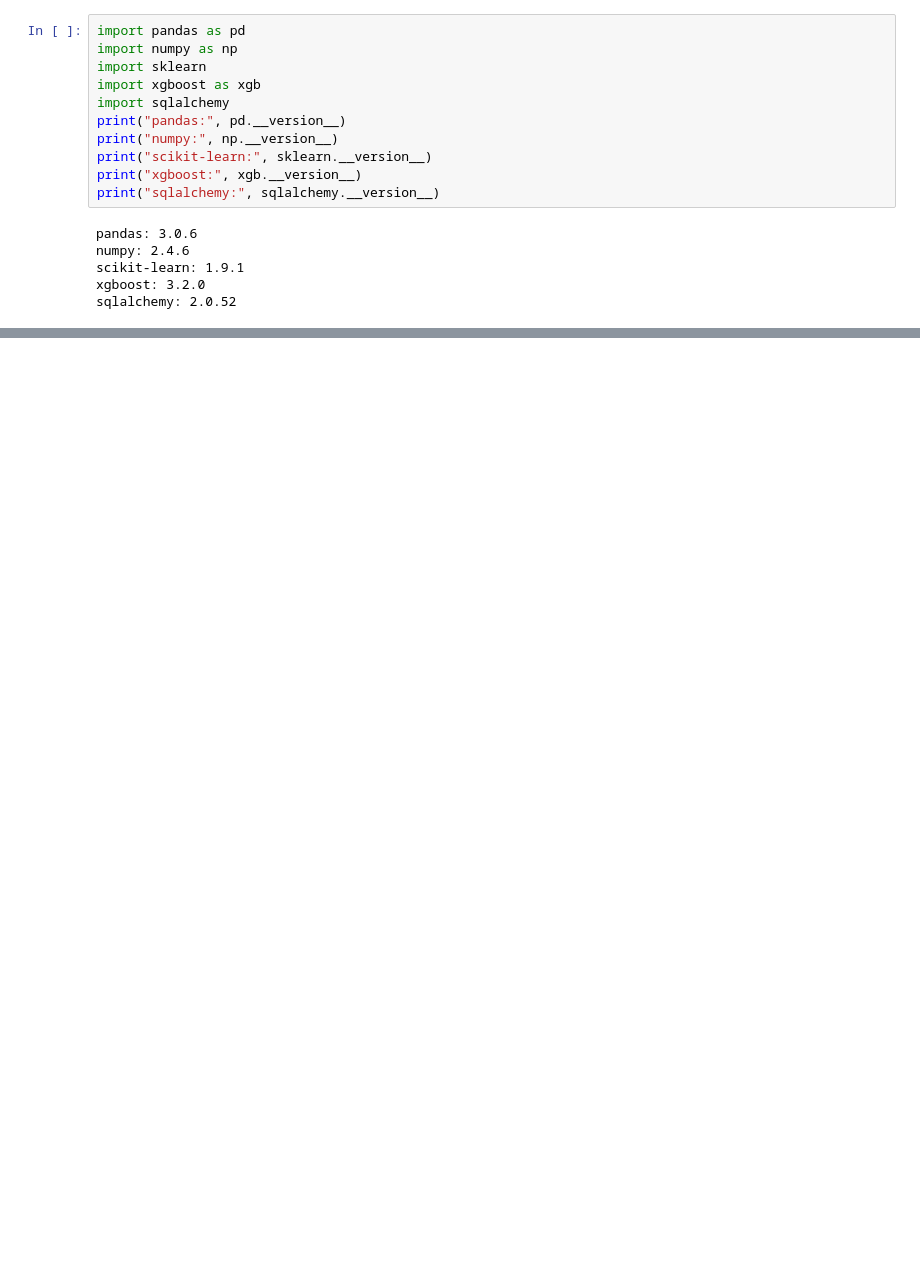
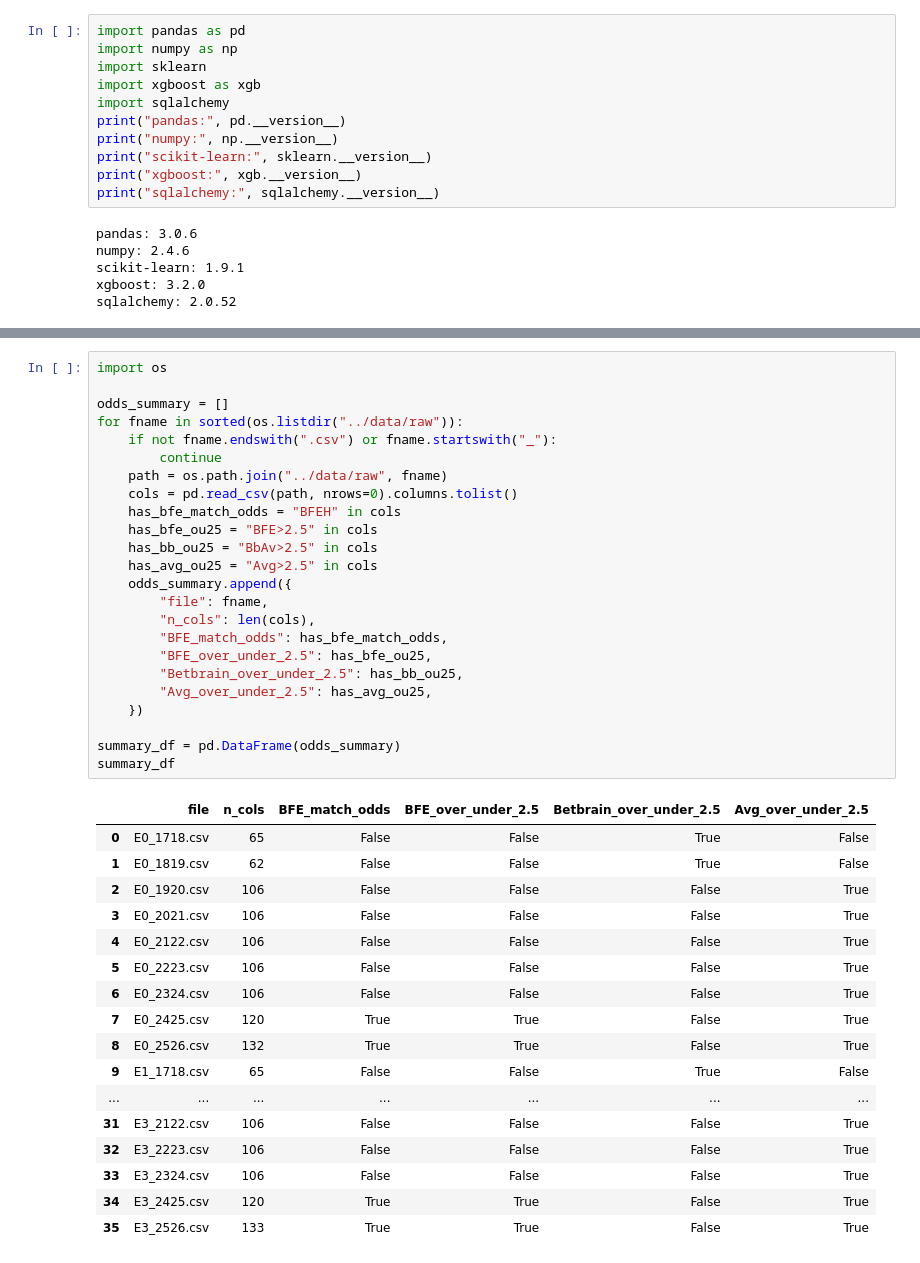
Before and after one commit to BrianWalsh5894/Prediction-model-for-over-2.5-goals, a Jupyter notebook: notebooks/00_setup_test.ipynb, the cells around one changed output, grey strips where cells are left out. Saved outputs shown, nothing was run; the diff lists cells and outputs as text; blank space fills up the shorter version.

```diff
--- a/notebooks/00_setup_test.ipynb
+++ b/notebooks/00_setup_test.ipynb
@@ -29,0 +53,42 @@ conn.close()
+# %%
+import os
+
+odds_summary = []
+for fname in sorted(os.listdir("../data/raw")):
+    if not fname.endswith(".csv") or fname.startswith("_"):
+        continue
+    path = os.path.join("../data/raw", fname)
+    cols = pd.read_csv(path, nrows=0).columns.tolist()
+    has_bfe_match_odds = "BFEH" in cols
+    has_bfe_ou25 = "BFE>2.5" in cols
+    has_bb_ou25 = "BbAv>2.5" in cols
+    has_avg_ou25 = "Avg>2.5" in cols
+    odds_summary.append({
+        "file": fname,
+        "n_cols": len(cols),
+        "BFE_match_odds": has_bfe_match_odds,
+        "BFE_over_under_2.5": has_bfe_ou25,
+        "Betbrain_over_under_2.5": has_bb_ou25,
+        "Avg_over_under_2.5": has_avg_ou25,
+    })
+
+summary_df = pd.DataFrame(odds_summary)
+summary_df
+# %% [output]
+|  | file | n_cols | BFE_match_odds | BFE_over_under_2.5 | Betbrain_over_under_2.5 | Avg_over_under_2.5 |
+| 0 | E0_1718.csv | 65 | False | False | True | False |
+| 1 | E0_1819.csv | 62 | False | False | True | False |
+| 2 | E0_1920.csv | 106 | False | False | False | True |
+| 3 | E0_2021.csv | 106 | False | False | False | True |
+| 4 | E0_2122.csv | 106 | False | False | False | True |
+| 5 | E0_2223.csv | 106 | False | False | False | True |
+| 6 | E0_2324.csv | 106 | False | False | False | True |
+| 7 | E0_2425.csv | 120 | True | True | False | True |
+| 8 | E0_2526.csv | 132 | True | True | False | True |
+| 9 | E1_1718.csv | 65 | False | False | True | False |
+| ... | ... | ... | ... | ... | ... | ... |
+| 31 | E3_2122.csv | 106 | False | False | False | True |
+| 32 | E3_2223.csv | 106 | False | False | False | True |
+| 33 | E3_2324.csv | 106 | False | False | False | True |
+| 34 | E3_2425.csv | 120 | True | True | False | True |
+| 35 | E3_2526.csv | 133 | True | True | False | True |
```
Also changed, not shown: parts of 6 cells of this notebook, 1 other file.
